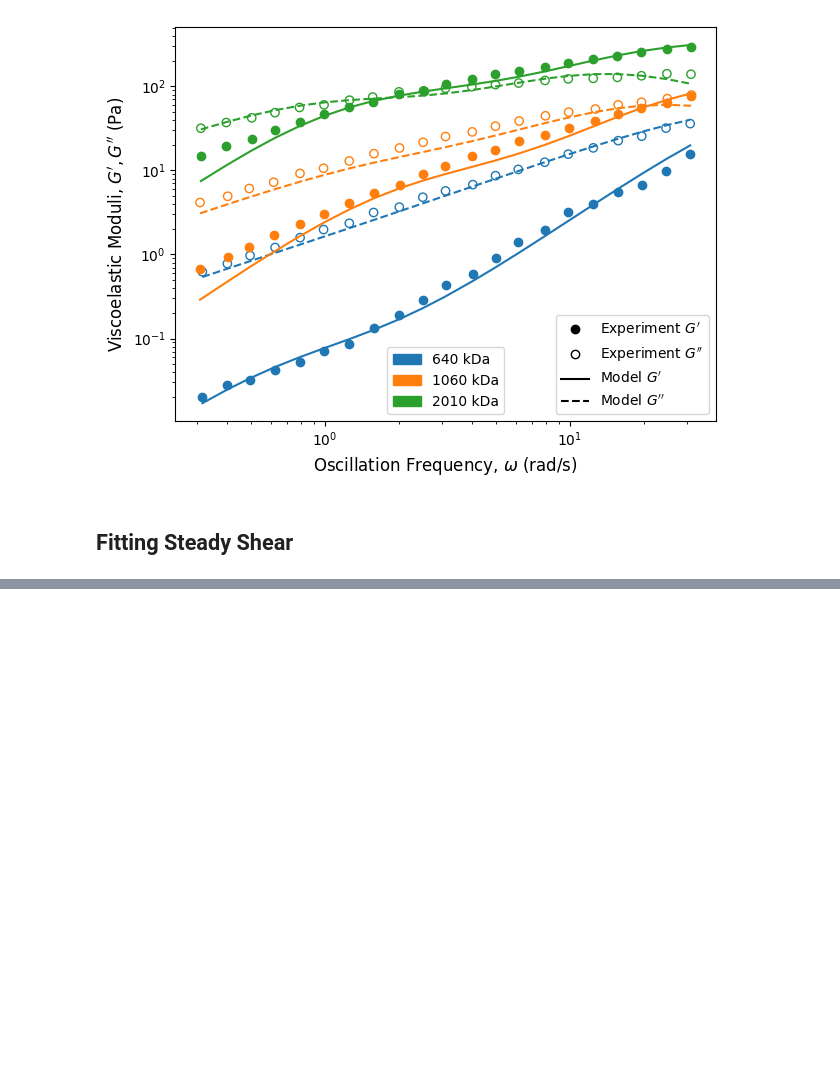
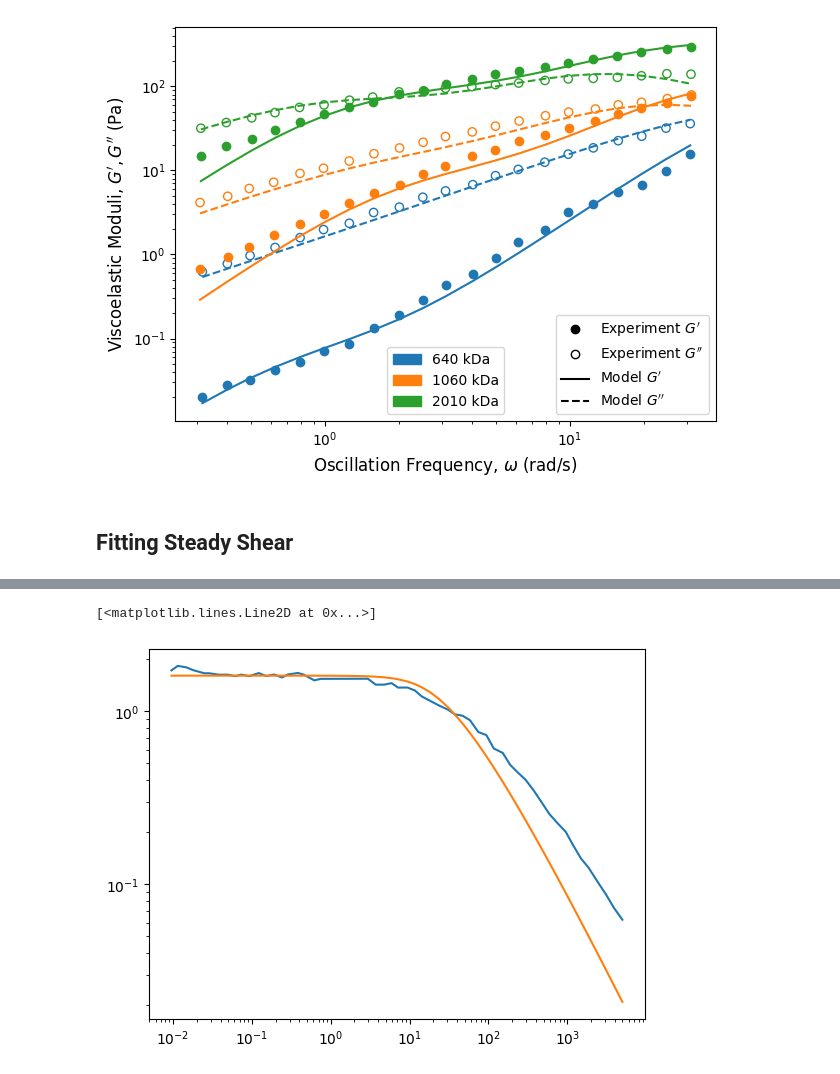
Before and after one commit to apz62/BIEN-514, a Jupyter notebook: Final Project.ipynb, the cells around one changed output, grey strips where cells are left out. Saved outputs shown, nothing was run; the diff lists cells and outputs as text; code cells hidden in the pictures; blank space fills up the shorter version.

```diff
--- a/Final Project.ipynb
+++ b/Final Project.ipynb
@@ -267,0 +270,20 @@ fig.savefig('steady.svg')
+# %%
+def eta_scalar(g_dot, eta_0, shear_G, epsilon):
+    """
+    implicitly calculate viscosity based on PTT model
+
+    Parameters
+    ----------
+        g_dot: shear rate
+        eta_0: zero shear viscosity
+        shear_G: shear modulus
+        epsilon: extensibility parameter
+    """
+
+    def objective(eta):
+        return np.log(eta_0/eta) - (2 * epsilon * ((eta*g_dot/shear_G)**2))
+
+    return brentq(objective, a=1e-6, b=eta_0)
+
+# vectorizing eta implicit solver
+eta_vector = np.vectorize(eta_scalar, otypes=[float])
@@ -267,0 +326,10 @@ fig.savefig('steady.svg')
+# %%
+plt.loglog(data['Shear rate'], data['Viscosity'])
+# plt.loglog(data['Shear rate'], np.add(*test))
+
+
+test2 = eta_vector(data['Shear rate'], 1.61, 10, 0.02)
+plt.loglog(data['Shear rate'], test2)
+# %% [output]
+[<matplotlib.lines.Line2D at 0x...>]
+[figure, added]
```
Also changed, not shown: parts of 8 cells of this notebook, 2 other files.
